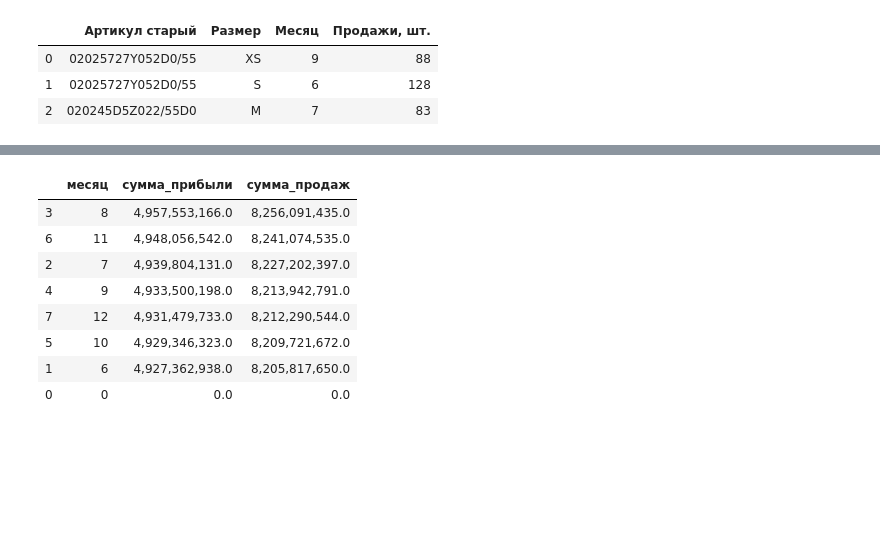
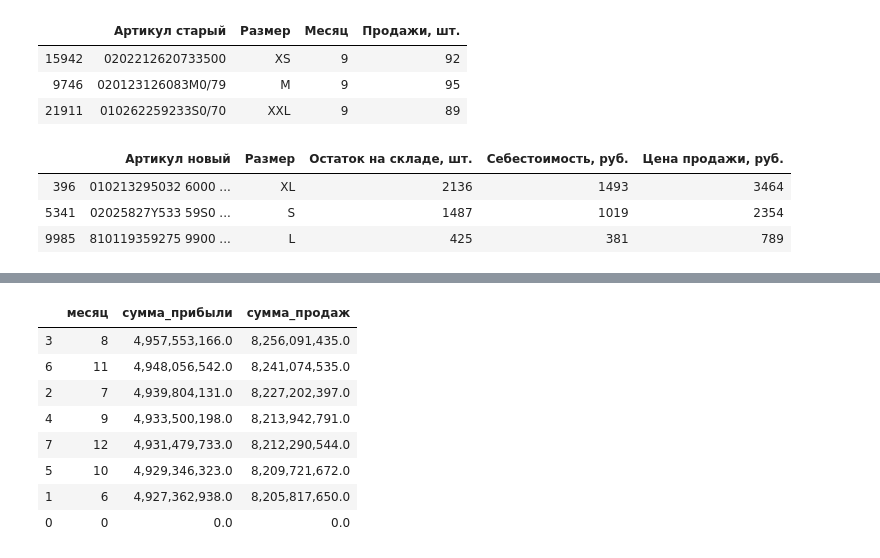
Before and after one commit to sergeipm/python_test_task, a Jupyter notebook: 200808_python_test_task.ipynb, the cells around one changed output, grey strips where cells are left out. Cells and saved outputs as stored; diff of their text form; code cells hidden in the pictures; blank space fills up the shorter version.

```diff
--- a/200808_python_test_task.ipynb
+++ b/200808_python_test_task.ipynb
@@ -14,8 +17 @@ sales = pd.read_excel('C:/Users/Sergei/2020_portfolio_projects/sales_ToShare.xls
 remains = pd.read_excel('C:/Users/Sergei/2020_portfolio_projects/remains_ToShare.xlsx')
-# %%
-sales.head(3)
-# %% [output]
-|  | Артикул старый | Размер | Месяц | Продажи, шт. |
-| 0 | 02025727Y052D0/55 | XS | 9 | 88 |
-| 1 | 02025727Y052D0/55 | S | 6 | 128 |
-| 2 | 020245D5Z022/55D0 | M | 7 | 83 |
@@ -25 +18,18 @@ remains['Размер'] = remains['Размер'].str.strip()
+# %%
+# вывод данных таблицы
+sales.sample(3)
+# %% [output]
+|  | Артикул старый | Размер | Месяц | Продажи, шт. |
+| 15942 | 0202212620733500 | XS | 9 | 92 |
+| 9746 | 020123126083M0/79 | M | 9 | 95 |
+| 21911 | 010262259233S0/70 | XXL | 9 | 89 |
+# %%
+# вывод данных таблицы, удаление лишних символов в наименовании размера
+remains['Размер'] = remains['Размер'].str.strip()
+remains.sample(3)
+# %% [output]
+|  | Артикул новый | Размер | Остаток на складе, шт. | Себестоимость, руб. | Цена продажи, руб. |
+| 396 | 010213295032 6000 ... | XL | 2136 | 1493 | 3464 |
+| 5341 | 02025827Y533 59S0 ... | S | 1487 | 1019 | 2354 |
+| 9985 | 810119359275 9900 ... | L | 425 | 381 | 789 |
 # %%
```
Also changed, not shown: parts of 28 cells of this notebook.
